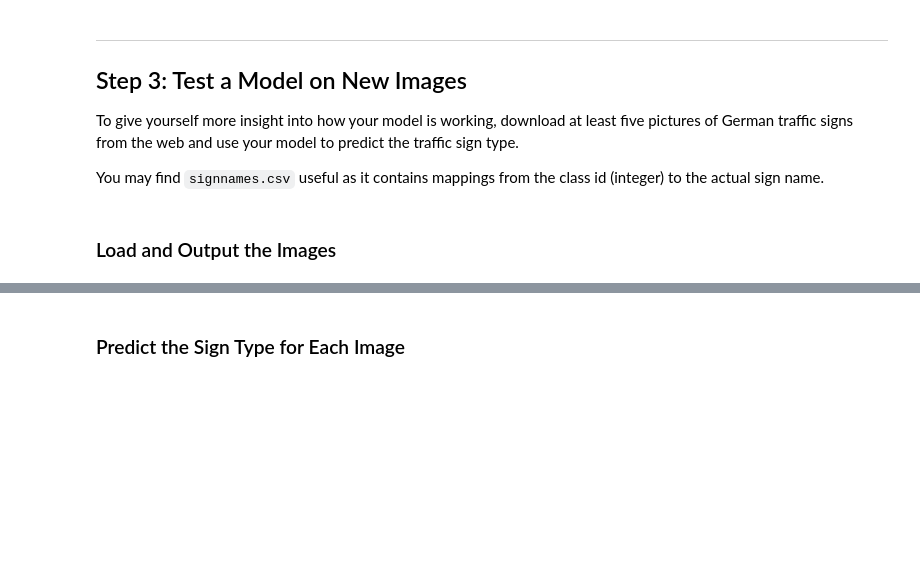
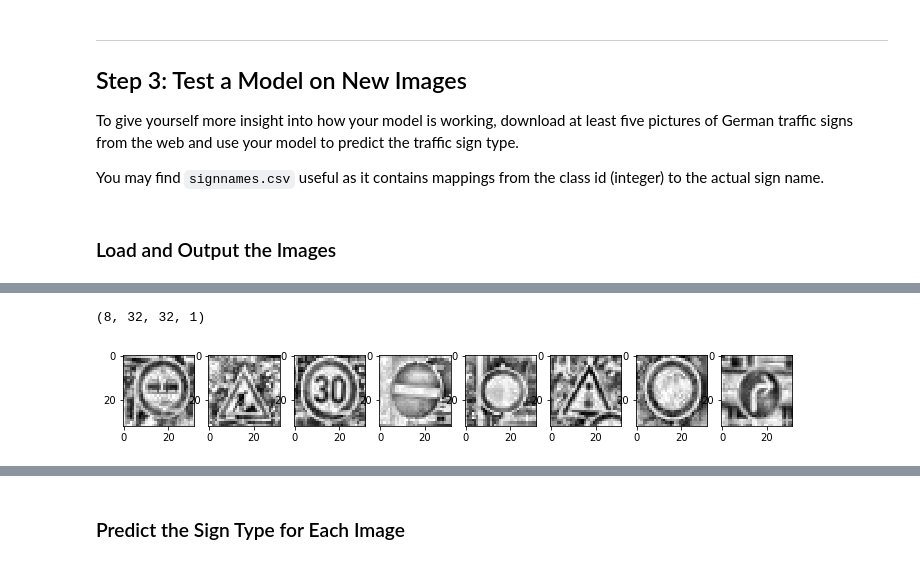
Before and after one commit to apichlkostner/CarND-Traffic-Sign-Classifier-Project, a Jupyter notebook: Traffic_Sign_Classifier.ipynb, the cells around one changed output, grey strips where cells are left out. Saved outputs shown, nothing was run; the diff lists cells and outputs as text; code cells hidden in the pictures; blank space fills up the shorter version.

```diff
--- a/Traffic_Sign_Classifier.ipynb
+++ b/Traffic_Sign_Classifier.ipynb
@@ -617,0 +643,17 @@ You may find `signnames.csv` useful as it contains mappings from the class id (i
+# %%
+X_ownp = img_normalize(X_own)
+
+print(X_ownp.shape)
+
+plt.figure(1, figsize=(12, 8))
+plotsize = [4, 8]
+numplots = plotsize[0] * plotsize[1]
+
+for i in range(len(X_ownp)):
+    img = X_ownp[i].squeeze()
+
+    plt.subplot(plotsize[0], plotsize[1], i+1)
+    plt.imshow(img, cmap='gray')
+# %% [output]
+(8, 32, 32, 1)
+[figure, added]
```
Also changed, not shown: parts of 27 cells of this notebook, 8 other files.
